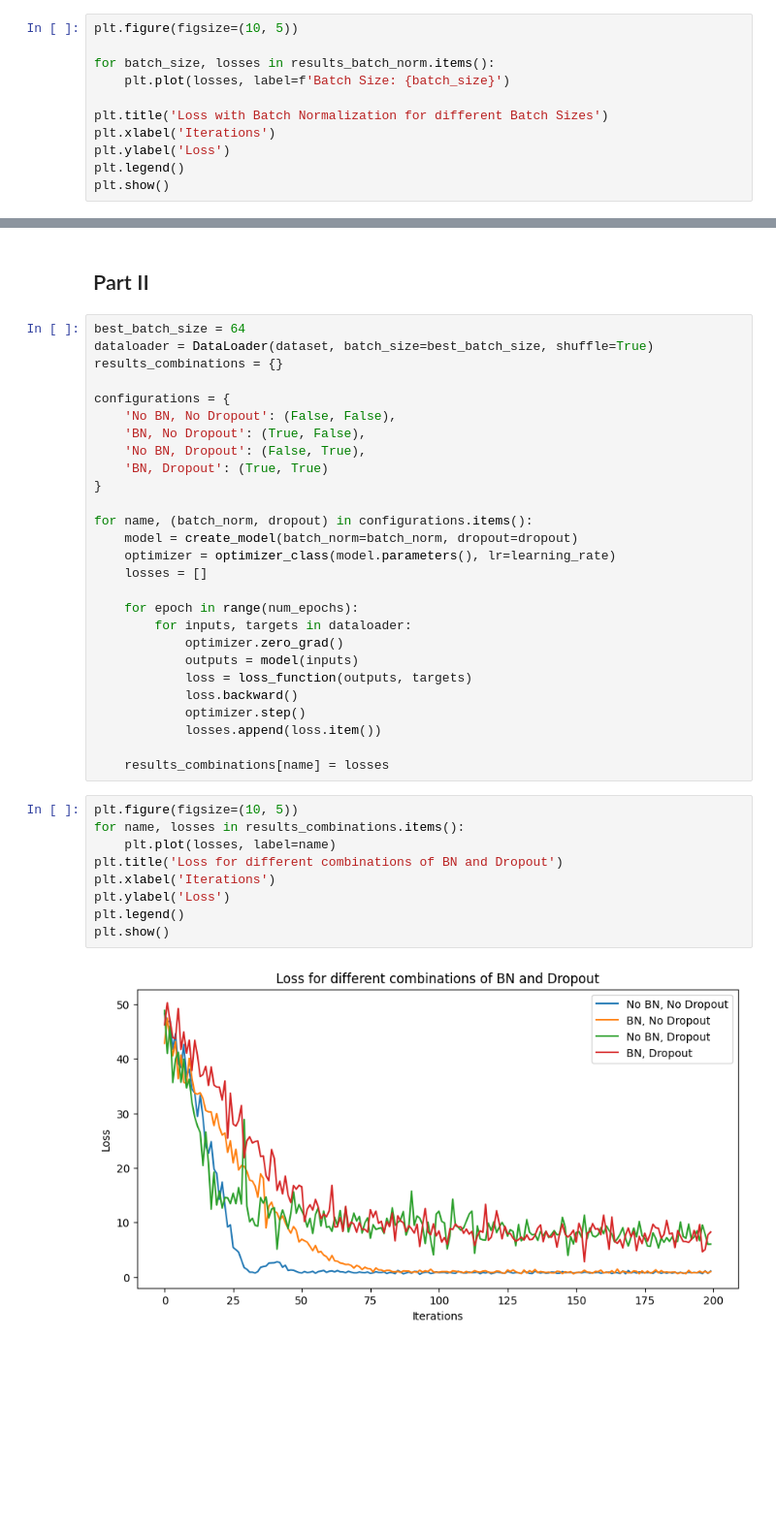
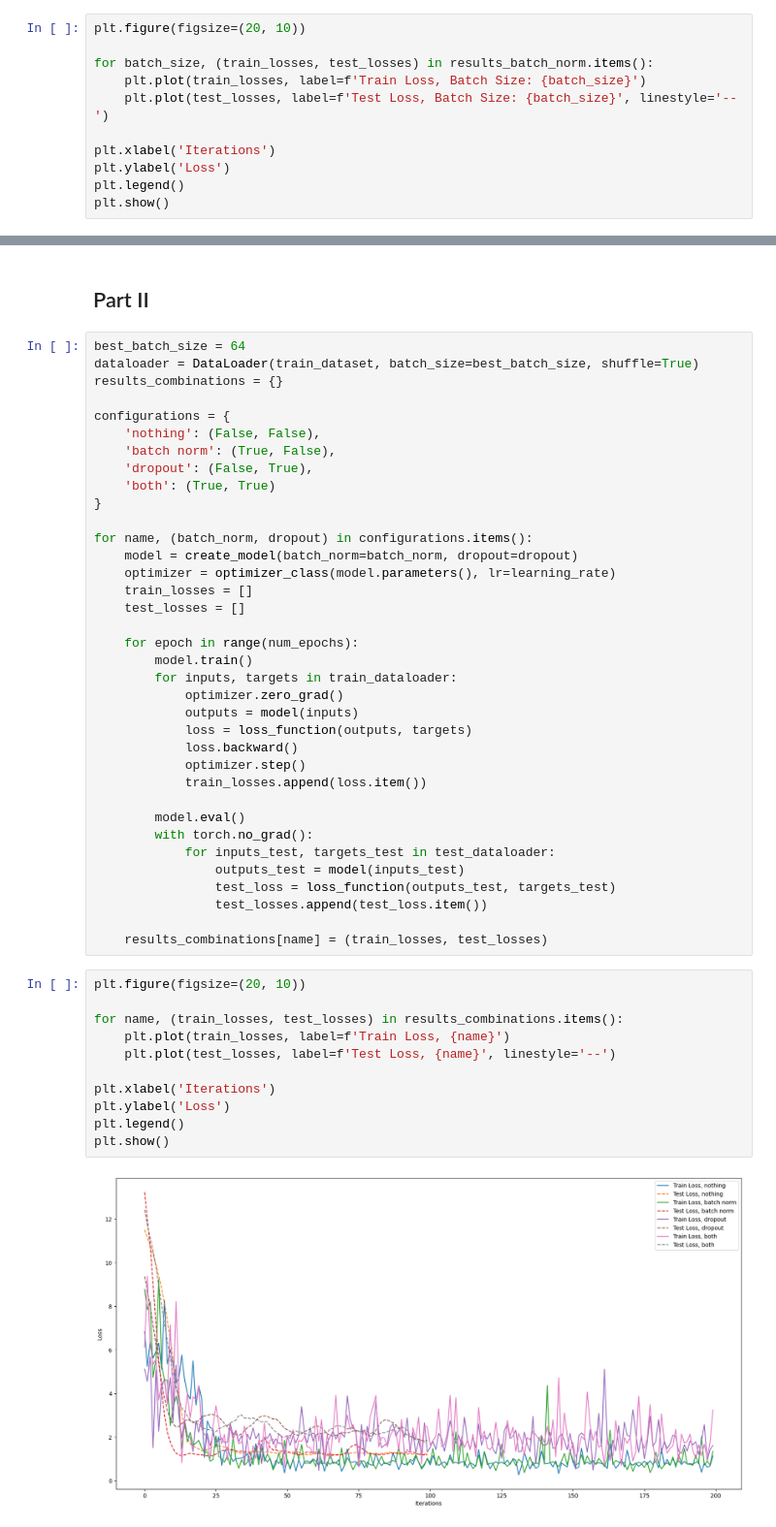
Before and after one commit to mibrgmv/ml, a Jupyter notebook: dropout_batchnorm.ipynb, the cells around one changed output, grey strips where cells are left out. Shown at 97% size. Drawn from its saved outputs; the diff is of its cells as text; blank space fills up the shorter version.

```diff
--- a/dropout_batchnorm.ipynb
+++ b/dropout_batchnorm.ipynb
@@ -110,10 +141,10 @@ for batch_size in batch_sizes:
 # %%
-plt.figure(figsize=(10, 5))
+plt.figure(figsize=(20, 10))
 
-for batch_size, losses in results_batch_norm.items():
-    plt.plot(losses, label=f'Batch Size: {batch_size}')
+for batch_size, (train_losses, test_losses) in results_batch_norm.items():
+    plt.plot(train_losses, label=f'Train Loss, Batch Size: {batch_size}')
+    plt.plot(test_losses, label=f'Test Loss, Batch Size: {batch_size}', linestyle='--')
 
-plt.title('Loss with Batch Normalization for different Batch Sizes')
 plt.xlabel('Iterations')
 plt.ylabel('Loss')
 plt.legend()
@@ -124,39 +155,50 @@ plt.show()
 ## Part II
 # %%
 best_batch_size = 64
-dataloader = DataLoader(dataset, batch_size=best_batch_size, shuffle=True)
+dataloader = DataLoader(train_dataset, batch_size=best_batch_size, shuffle=True)
 results_combinations = {}
 
 configurations = {
-    'No BN, No Dropout': (False, False),
-    'BN, No Dropout': (True, False),
-    'No BN, Dropout': (False, True),
-    'BN, Dropout': (True, True)
+    'nothing': (False, False),
+    'batch norm': (True, False),
+    'dropout': (False, True),
+    'both': (True, True)
 }
 
 for name, (batch_norm, dropout) in configurations.items():
     model = create_model(batch_norm=batch_norm, dropout=dropout)
     optimizer = optimizer_class(model.parameters(), lr=learning_rate)
-    losses = []
+    train_losses = []
+    test_losses = []
 
     for epoch in range(num_epochs):
-        for inputs, targets in dataloader:
+        model.train()
+        for inputs, targets in train_dataloader:
             optimizer.zero_grad()
             outputs = model(inputs)
             loss = loss_function(outputs, targets)
             loss.backward()
             optimizer.step()
-            losses.append(loss.item())
+            train_losses.append(loss.item())
 
-    results_combinations[name] = losses
+        model.eval()
+        with torch.no_grad():
+            for inputs_test, targets_test in test_dataloader:
+                outputs_test = model(inputs_test)
+                test_loss = loss_function(outputs_test, targets_test)
+                test_losses.append(test_loss.item())
+
+    results_combinations[name] = (train_losses, test_losses)
 # %%
-plt.figure(figsize=(10, 5))
-for name, losses in results_combinations.items():
-    plt.plot(losses, label=name)
-plt.title('Loss for different combinations of BN and Dropout')
+plt.figure(figsize=(20, 10))
+
+for name, (train_losses, test_losses) in results_combinations.items():
+    plt.plot(train_losses, label=f'Train Loss, {name}')
+    plt.plot(test_losses, label=f'Test Loss, {name}', linestyle='--')
+
 plt.xlabel('Iterations')
 plt.ylabel('Loss')
 plt.legend()
 plt.show()
 # %% [output]
-[figure, old version]
+[figure, new version]
```
Also changed, not shown: parts of 7 cells of this notebook.
